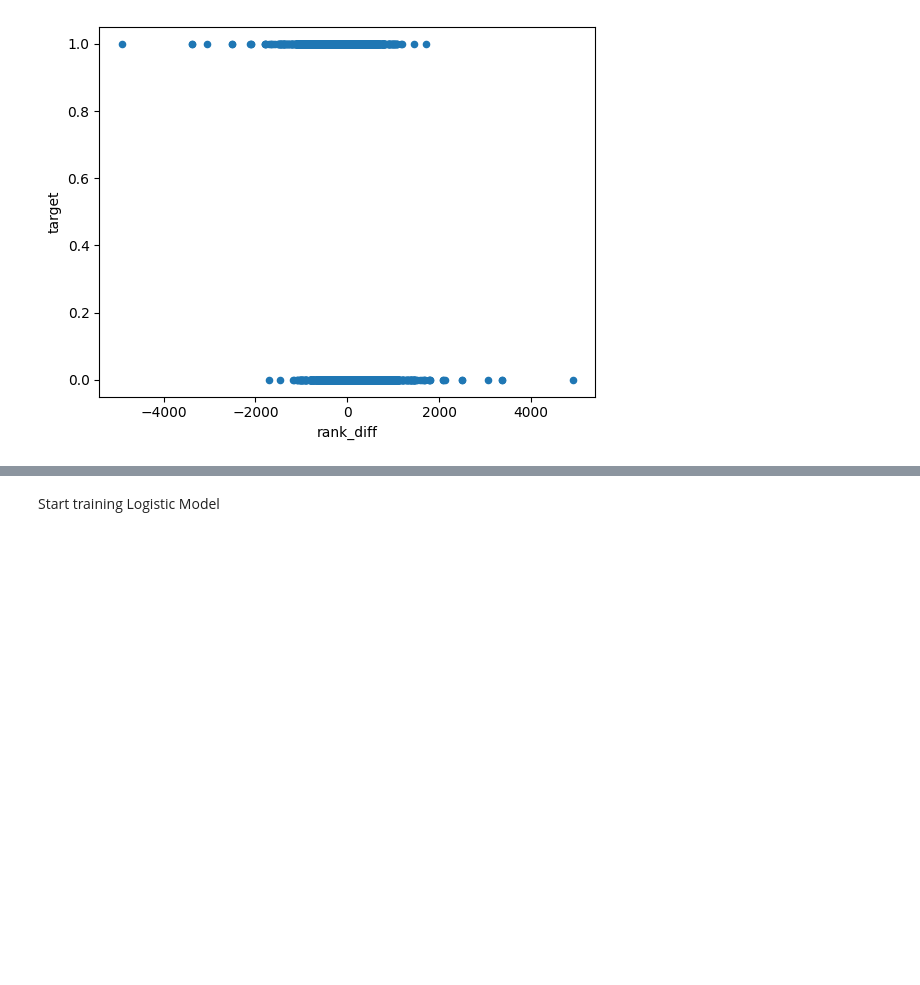
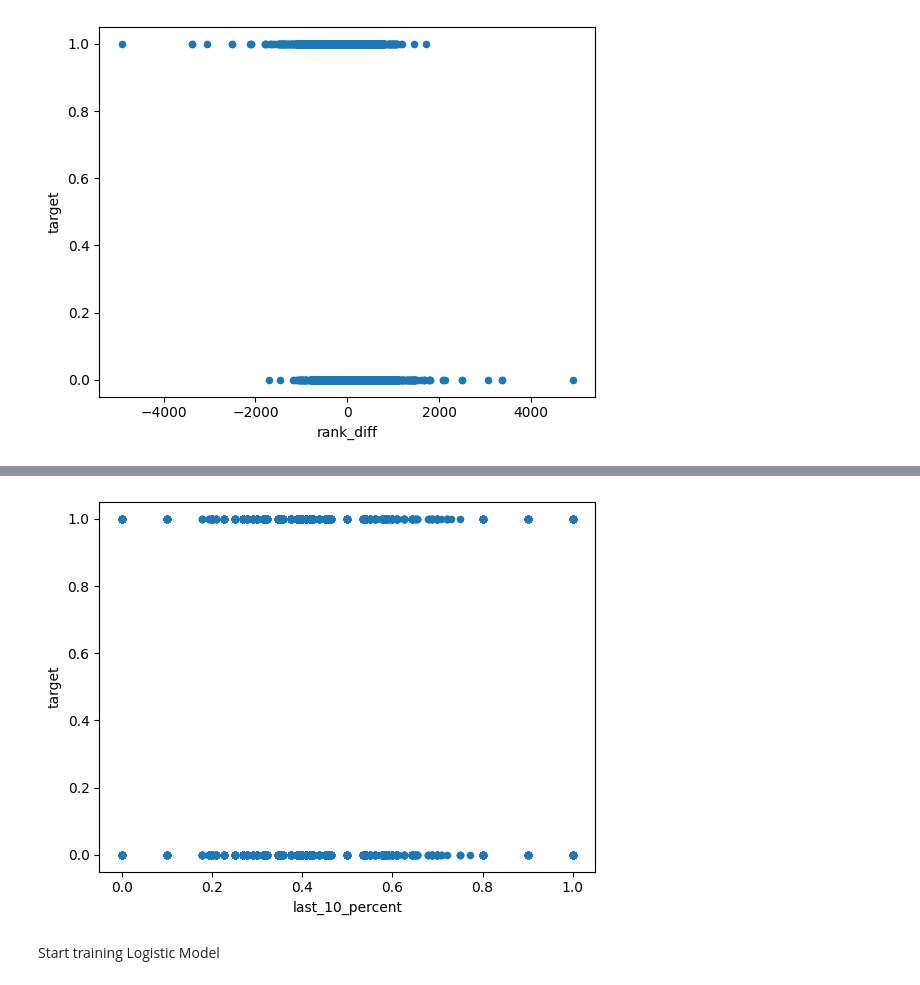
Before and after one commit to Ethan9502/ATP_tennis_analysis, a Jupyter notebook: logistic_regression.ipynb, the cells around one changed output, grey strips where cells are left out. Cells and saved outputs as stored; diff of their text form; code cells hidden in the pictures; blank space fills up the shorter version.

```diff
--- a/logistic_regression.ipynb
+++ b/logistic_regression.ipynb
@@ -192,3 +231,8 @@ plt.show()
+# %%
+mlearn_df.plot.scatter(x = "last_10_percent", y = "target")
+plt.show()
+# %% [output]
+[figure, added]
 # %% [markdown]
 Start training Logistic Model
 # %%
```
Also changed, not shown: parts of 7 cells of this notebook, 7 other files.
